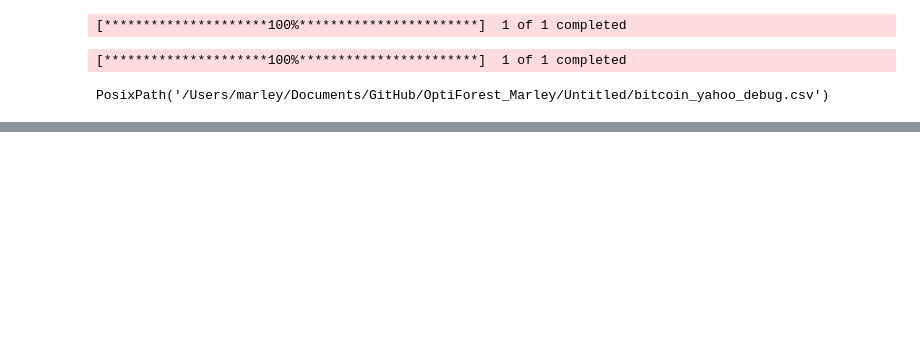
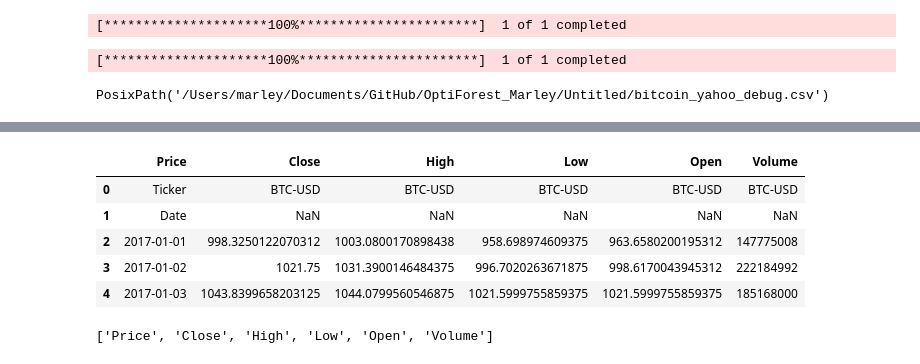
Before and after one commit to marleybharat/OptIForest, a Jupyter notebook: data_construction.ipynb, the cells around one changed output, grey strips where cells are left out. Drawn from its saved outputs; the diff is of its cells as text; code cells hidden in the pictures; blank space fills up the shorter version.

```diff
--- a/data_construction.ipynb
+++ b/data_construction.ipynb
@@ -98,0 +144,24 @@ PosixPath('/Users/marley/Documents/GitHub/OptiForest_Marley/Untitled/bitcoin_yah
+# %%
+from pathlib import Path
+import pandas as pd
+
+# 1) define base dir = where your notebook currently lives
+BASE = Path("/Users/marley/Documents/GitHub/OptiForest_Marley/Untitled")
+
+# 2) point to the file that actually exists
+raw_path = BASE / "data" / "raw" / "bitcoin_yahoo.csv"
+
+df = pd.read_csv(raw_path, index_col=0, parse_dates=True)
+df = df.reset_index().rename(columns={"index": "Date"})
+df.head()
+# %% [output]
+|  | Price | Close | High | Low | Open | Volume |
+| 0 | Ticker | BTC-USD | BTC-USD | BTC-USD | BTC-USD | BTC-USD |
+| 1 | Date | NaN | NaN | NaN | NaN | NaN |
+| 2 | 2017-01-01 | 998.3250122070312 | 1003.0800170898438 | 958.698974609375 | 963.6580200195312 | 147775008 |
+| 3 | 2017-01-02 | 1021.75 | 1031.3900146484375 | 996.7020263671875 | 998.6170043945312 | 222184992 |
+| 4 | 2017-01-03 | 1043.8399658203125 | 1044.0799560546875 | 1021.5999755859375 | 1021.5999755859375 | 185168000 |
+# %%
+df.columns.tolist()
+# %% [output]
+['Price', 'Close', 'High', 'Low', 'Open', 'Volume']
```
Also changed, not shown: parts of 18 cells of this notebook, 2 other files.
